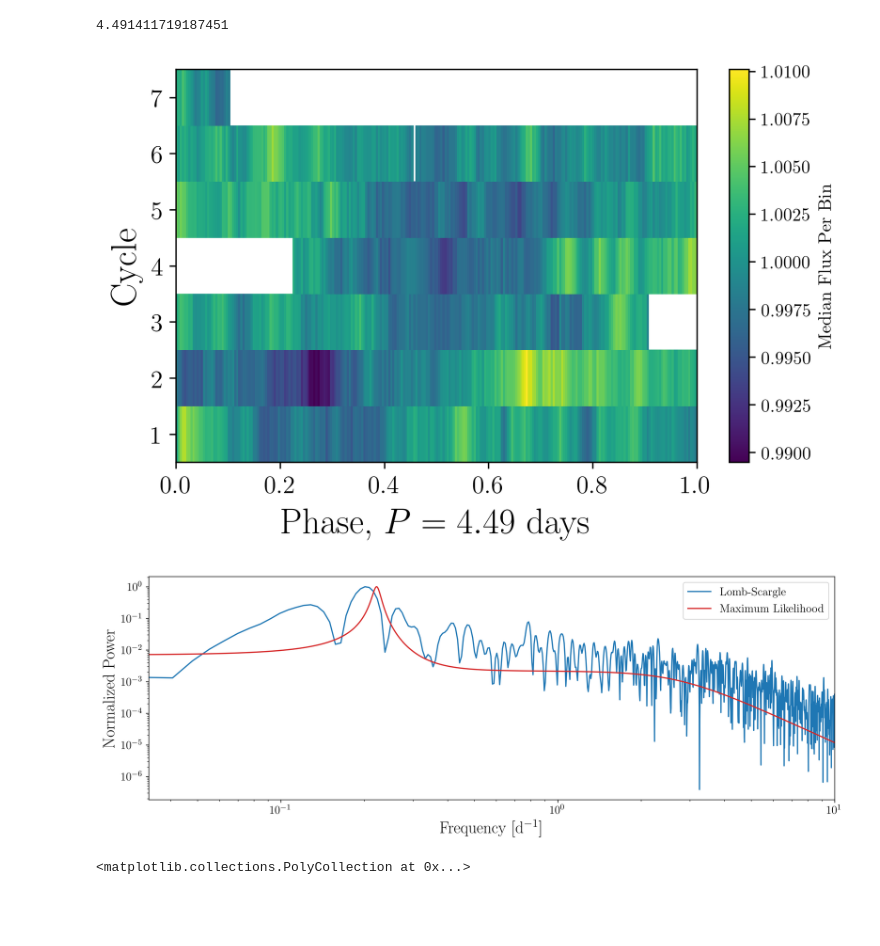
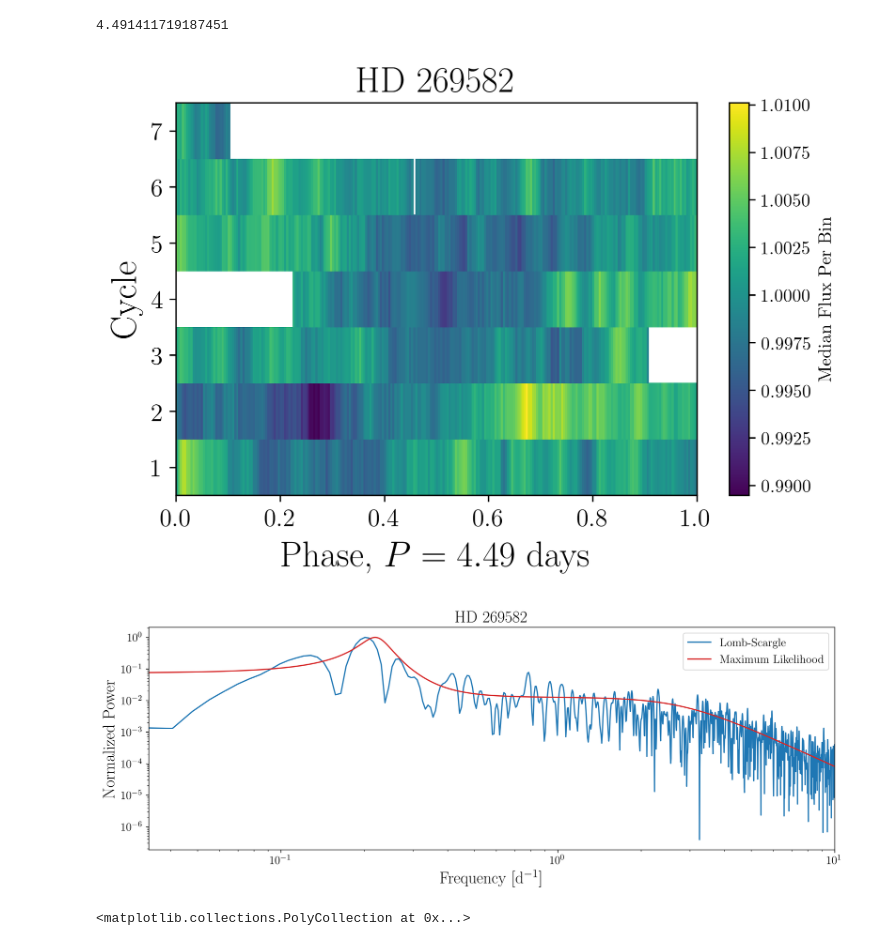
Before and after one commit to tzdwi/TESS, a Jupyter notebook: code/HD269582_LBV.ipynb, the cells around one changed output. Drawn from its saved outputs; the diff is of its cells as text; code cells hidden in the pictures; blank space fills up the shorter version.

```diff
--- a/code/HD269582_LBV.ipynb
+++ b/code/HD269582_LBV.ipynb
@@ -100,37 +101,36 @@ dom_gp
 # %%
 fig = plt.figure(dpi=300)
 cycle = np.floor((lc['Time']-np.min(lc['Time']))/dom_gp)
 phase = ((lc['Time']-np.min(lc['Time']))/dom_gp) % 1
 flux = lc['NormFlux']
 ybins = len(np.unique(cycle))
 xbins = 250
 H, xedges, yedges, binnumber = stats.binned_statistic_2d(phase, cycle, flux, statistic='median', bins=(xbins,ybins))
 H = np.ma.masked_where(H==0, H) #masking where there was no data
 XX, YY = np.meshgrid(xedges, (ybins/(ybins-1))*yedges+0.5)
 colobj = plt.pcolormesh(XX,YY,H.T)
 plt.xlabel('Phase, $P = 4.49$ days')
 plt.ylabel('Cycle')
 ax = plt.gca()
 plt.colorbar(colobj, ax=ax, label='Median Flux Per Bin')
 ax.xaxis.label.set_size(20)
 ax.yaxis.label.set_size(20)
 for tick in ax.xaxis.get_major_ticks():
     tick.label.set_fontsize(14)
 for tick in ax.yaxis.get_major_ticks():
     tick.label.set_fontsize(14)
 
 plt.tight_layout()
-
+ax.set_title('HD 269582',fontsize=20)
 plt.savefig('../plots/HD269582_dynamicgp.pdf')
 # %% [output]
-[figure, old version]
+[figure, new version]
 # %%
 fig = plt.figure(figsize=(15,5),dpi=300)
 
 omega = np.exp(np.linspace(np.log(2.0*np.pi/30.0), np.log(2.0*np.pi/0.1), 5000))
 plt.loglog(f,p/np.max(p),c='C0',label='Lomb-Scargle')
 
-gp.set_parameter_vector(s)
 psd = gp.kernel.get_psd(omega)
 plt.loglog(omega/(2.0*np.pi), psd/np.max(psd), color='C3', label='Maximum Likelihood')
 
@@ -145,9 +145,10 @@ for tick in ax.xaxis.get_major_ticks():
     tick.label.set_fontsize(14)
 for tick in ax.yaxis.get_major_ticks():
     tick.label.set_fontsize(14)
+ax.set_title('HD 269582',fontsize=20)
 plt.savefig('../plots/HD269582_power.pdf')
 # %% [output]
-[figure, old version]
+[figure, new version]
 # %%
 x = np.linspace(np.min(lc['Time']), np.max(lc['Time']), 5000)
 pred_mean, pred_var = gp.predict(lc['NormFlux'], x, return_var=True)
```
Also changed, not shown: parts of 2 cells of this notebook, 15 other files.
